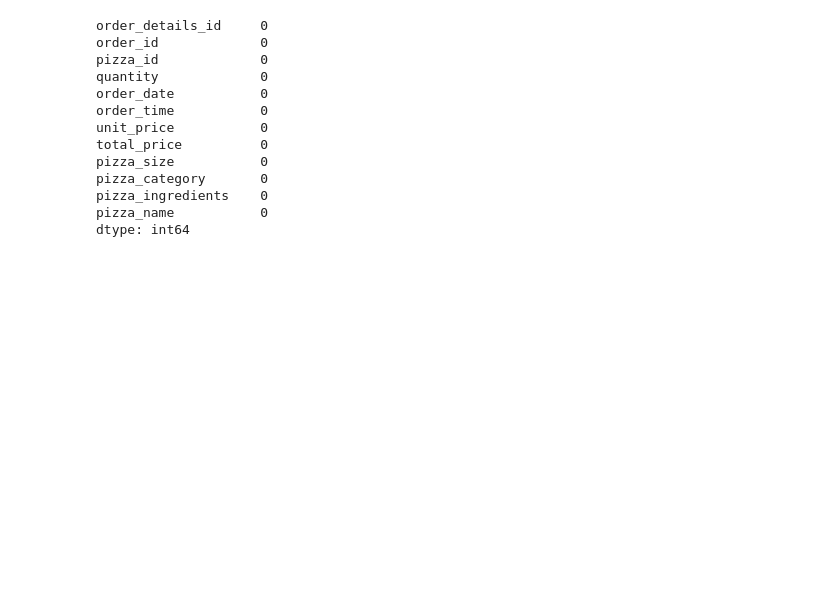
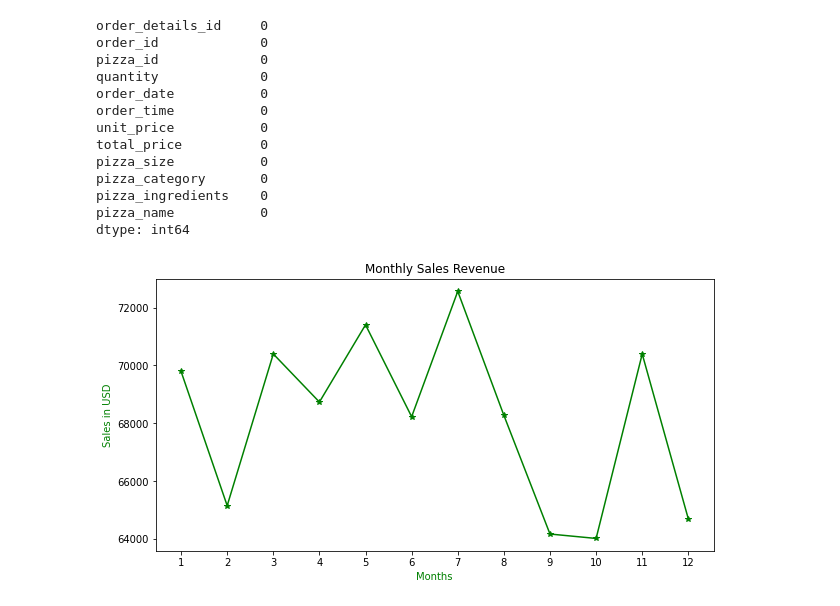
Before and after one commit to oktaviacitra/classification, a Jupyter notebook: PizzaSales.ipynb, the cells around one changed output. Cells and saved outputs as stored; diff of their text form; code cells hidden in the pictures; blank space fills up the shorter version.

```diff
--- a/PizzaSales.ipynb
+++ b/PizzaSales.ipynb
@@ -34,3 +34,19 @@ pizza_category       0
 pizza_ingredients    0
 pizza_name           0
 dtype: int64
+# %%
+%matplotlib inline
+import matplotlib.pyplot as plt
+
+dataframe['month'] = pd.DatetimeIndex(dataframe['order_date']).month
+dataframe_sales= dataframe.groupby("month").sum()
+months=range(1,13)
+plt.figure(figsize=(10,5))
+plt.plot(months,dataframe_sales['total_price'],color='green', marker="*")
+plt.xticks(months)
+plt.xlabel('Months', color='g')
+plt.ylabel('Sales in USD',color='g')
+plt.title("Monthly Sales Revenue")
+plt.show()
+# %% [output]
+[figure, added]
```
